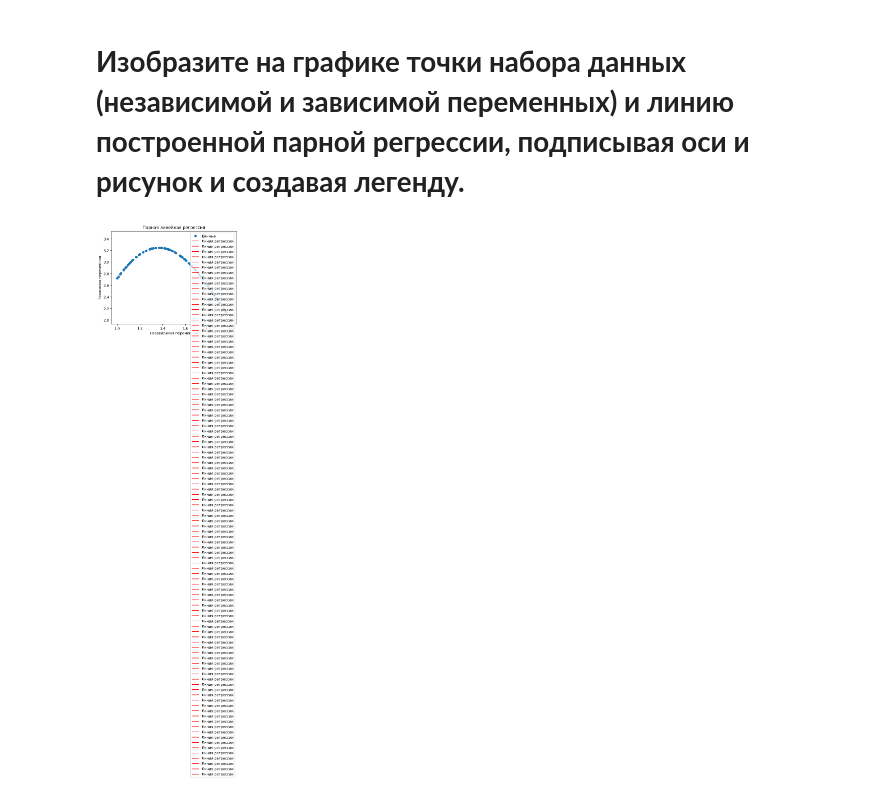
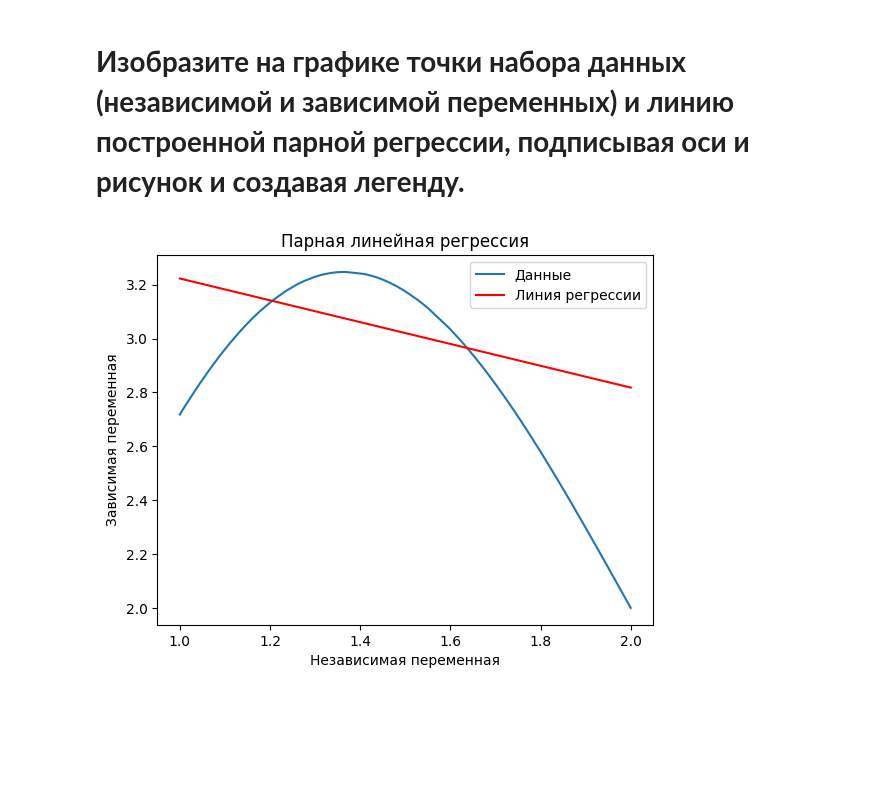
Before and after one commit to kjxeez/machine-learning, a Jupyter notebook: Tensorflow.ipynb, the cells around one changed output. Saved outputs shown, nothing was run; the diff lists cells and outputs as text; code cells hidden in the pictures; blank space fills up the shorter version.

```diff
--- a/Tensorflow.ipynb
+++ b/Tensorflow.ipynb
@@ -286,8 +287,8 @@ class Model(object):
   def __init__(self):
     # Инициализируем вес как `2.0` и смещение как  `1.0`
     # На практике инициализация должна быть случайными значениями (`tf.random.normal`)
-    self.w = tf.Variable(tf.constant(1.0))
-    self.b = tf.Variable(tf.constant(1.0))
+    self.w = tf.Variable(tf.constant(-0.75))
+    self.b = tf.Variable(tf.constant(3.825))
 
   def __call__(self, x):
     return self.w * x + self.b
@@ -339,12 +341,14 @@ plot_learning_curve(losses)
 # __Изобразите на графике точки набора данных (независимой и зависимой переменных) и линию построенной парной регрессии, подписывая оси и рисунок и создавая легенду.__
 # %%
 y_pred = model(x_train)
-plt.scatter(x_train, y_train, label='Данные')
-plt.plot(x_train, y_pred, label='Линия регрессии', color='r') #scatter рисует
+x_train = tf.reshape(x_train, (-1, 1))
+y_train = tf.reshape(y_train, (-1, 1))
+plt.plot(x_train, y_train, label='Данные')
+plt.plot(x_train, y_pred, label='Линия регрессии', color='r')
 plt.xlabel('Независимая переменная')
 plt.ylabel('Зависимая переменная')
 plt.title('Парная линейная регрессия')
 plt.legend()
 plt.show()
 # %% [output]
-[figure, old version]
+[figure, new version]
```
Also changed, not shown: parts of 11 cells of this notebook.
